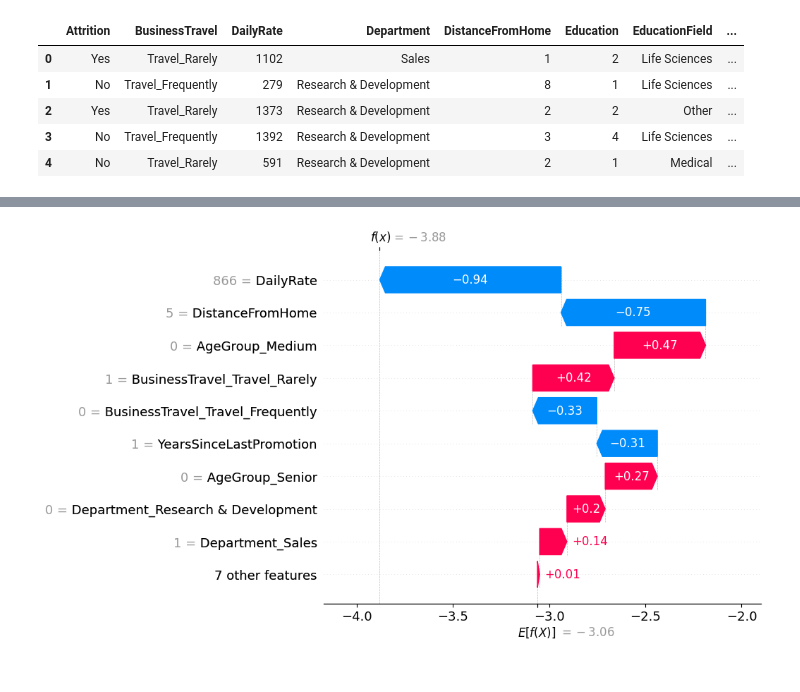
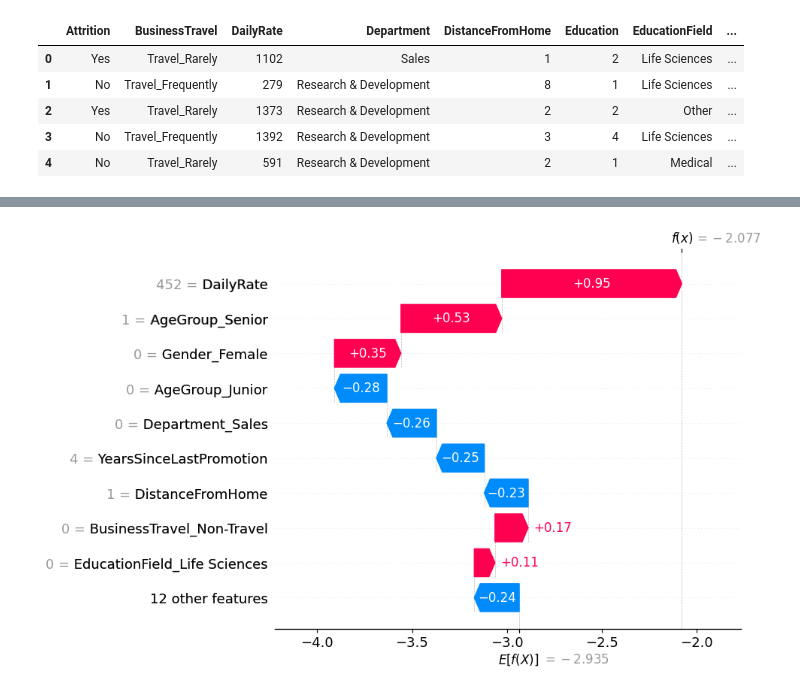
Before and after one commit to chihab4real/Explanation-Comparisons, a Jupyter notebook: main.ipynb, the cells around one changed output, grey strips where cells are left out. Cells and saved outputs as stored; diff of their text form; code cells hidden in the pictures.

```diff
--- a/main.ipynb
+++ b/main.ipynb
@@ -72,6 +95,6 @@ See the caveats in the documentation: https://pandas.pydata.org/pandas-docs/stab
 | 3 | No | Travel_Frequently | 1392 | Research & Development | 3 | 4 | Life Sciences | ... |
 | 4 | No | Travel_Rarely | 591 | Research & Development | 2 | 1 | Medical | ... |
 # %%
-df_encoded = pd.get_dummies(df_selected, drop_first=True)
+df_encoded = pd.get_dummies(df_selected)
 df_encoded.head()
 # %% [output]
@@ -118,5 +146,13 @@ df_encoded.head()
 # %%
-X = df_encoded.drop('Attrition_Yes', axis = 1)
-y = df_encoded['Attrition_Yes']
+# XGBoost Classifier
 
-X_train, X_test, y_train, y_test = train_test_split(X, y, test_size=0.3, random_state=42)
+X_XGBoost = df_encoded.drop(['Attrition_Yes','Attrition_No'], axis = 1)
+y_XGBoost = df_encoded['Attrition_Yes']
+
+X_train, X_test, y_train, y_test = train_test_split(X_XGBoost, y_XGBoost, test_size=0.3, random_state=42)
+
+model_XGBoost = XGBClassifier(random_state=42).fit(X_train, y_train)
+
+y_pred = model_XGBoost.predict(X_test)
+accuracy = accuracy_score(y_test, y_pred)
+print(f'XGBoost Accuracy: {accuracy:.4f}')
@@ -129,3 +193,16 @@ import shap
 # %%
-explainer = shap.Explainer(model, X_test)
+# XGBoost Classifier with SHAP
+
+explainer = shap.Explainer(model_XGBoost, X_test)
 shap_values = explainer(X_test)
+# %%
+# Choosing random instances from our test set
+
+random.seed(55)
+rows_to_check = random.sample(range(len(X_test)+1), 3)
+# print(rows_to_check)
+single_rows_predictions = model_XGBoost.predict(X_test.iloc[rows_to_check])
+print(f'''Prediction for our instances:
+    for {rows_to_check[0]} row the prediction is: {single_rows_predictions[0]}
+    for {rows_to_check[1]} row the prediction is: {single_rows_predictions[1]}
+    for {rows_to_check[2]} row the prediction is: {single_rows_predictions[2]}''')
@@ -132,4 +245,4 @@ shap_values = explainer(X_test)
 # %%
-shap.waterfall_plot(shap_values[0])
+shap.waterfall_plot(shap_values[rows_to_check[1]])
 # %% [output]
-[figure, old version]
+[figure, new version]
```
Also changed, not shown: parts of 28 cells of this notebook.
